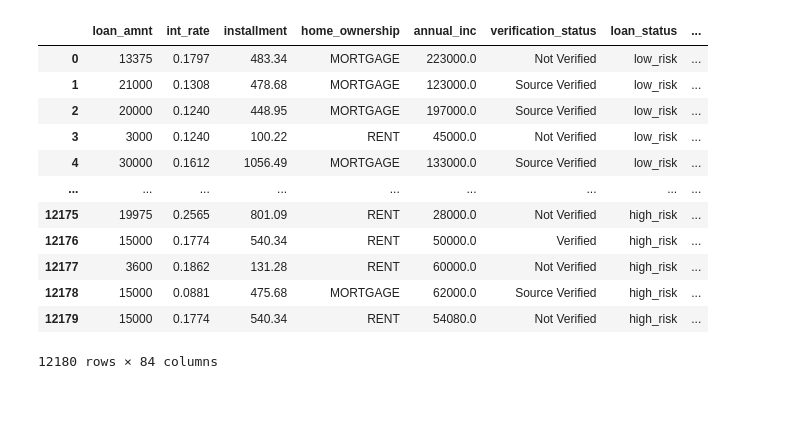
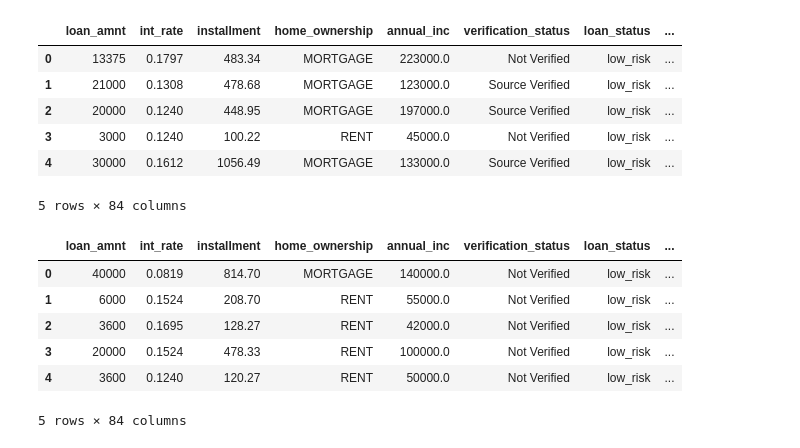
Before and after one commit to mchrzanowski27/Supervised_Machine_Learning, a Jupyter notebook: Credit Risk Evaluator.ipynb, the cells around one changed output. Cells and saved outputs as stored; diff of their text form; code cells hidden in the pictures; blank space fills up the shorter version.

```diff
--- a/Credit Risk Evaluator.ipynb
+++ b/Credit Risk Evaluator.ipynb
@@ -8,21 +10,25 @@ from sklearn.ensemble import RandomForestClassifier
 # %%
-train_df = pd.read_csv(Path('Resources/Generator/2019loans.csv'))
-test_df = pd.read_csv(Path('Resources/Generator/2020Q1loans.csv'))
+train_df = pd.read_csv(Path('Resources/2019loans.csv'))
+test_df = pd.read_csv(Path('Resources/2020Q1loans.csv'))
 # %%
-train_df
+train_df.head()
 # %% [output]
 |  | loan_amnt | int_rate | installment | home_ownership | annual_inc | verification_status | loan_status | ... |
 | 0 | 13375 | 0.1797 | 483.34 | MORTGAGE | 223000.0 | Not Verified | low_risk | ... |
 | 1 | 21000 | 0.1308 | 478.68 | MORTGAGE | 123000.0 | Source Verified | low_risk | ... |
 | 2 | 20000 | 0.1240 | 448.95 | MORTGAGE | 197000.0 | Source Verified | low_risk | ... |
 | 3 | 3000 | 0.1240 | 100.22 | RENT | 45000.0 | Not Verified | low_risk | ... |
 | 4 | 30000 | 0.1612 | 1056.49 | MORTGAGE | 133000.0 | Source Verified | low_risk | ... |
-| ... | ... | ... | ... | ... | ... | ... | ... | ... |
-| 12175 | 19975 | 0.2565 | 801.09 | RENT | 28000.0 | Not Verified | high_risk | ... |
-| 12176 | 15000 | 0.1774 | 540.34 | RENT | 50000.0 | Verified | high_risk | ... |
-| 12177 | 3600 | 0.1862 | 131.28 | RENT | 60000.0 | Not Verified | high_risk | ... |
-| 12178 | 15000 | 0.0881 | 475.68 | MORTGAGE | 62000.0 | Source Verified | high_risk | ... |
-| 12179 | 15000 | 0.1774 | 540.34 | RENT | 54080.0 | Not Verified | high_risk | ... |
-12180 rows × 84 columns
+5 rows × 84 columns
+# %%
+test_df.head()
+# %% [output]
+|  | loan_amnt | int_rate | installment | home_ownership | annual_inc | verification_status | loan_status | ... |
+| 0 | 40000 | 0.0819 | 814.70 | MORTGAGE | 140000.0 | Not Verified | low_risk | ... |
+| 1 | 6000 | 0.1524 | 208.70 | RENT | 55000.0 | Not Verified | low_risk | ... |
+| 2 | 3600 | 0.1695 | 128.27 | RENT | 42000.0 | Not Verified | low_risk | ... |
+| 3 | 20000 | 0.1524 | 478.33 | RENT | 100000.0 | Not Verified | low_risk | ... |
+| 4 | 3600 | 0.1240 | 120.27 | RENT | 50000.0 | Not Verified | low_risk | ... |
+5 rows × 84 columns
 # %%
 # Convert categorical data to numeric and separate target feature for training data
```
Also changed, not shown: parts of 14 cells of this notebook.
